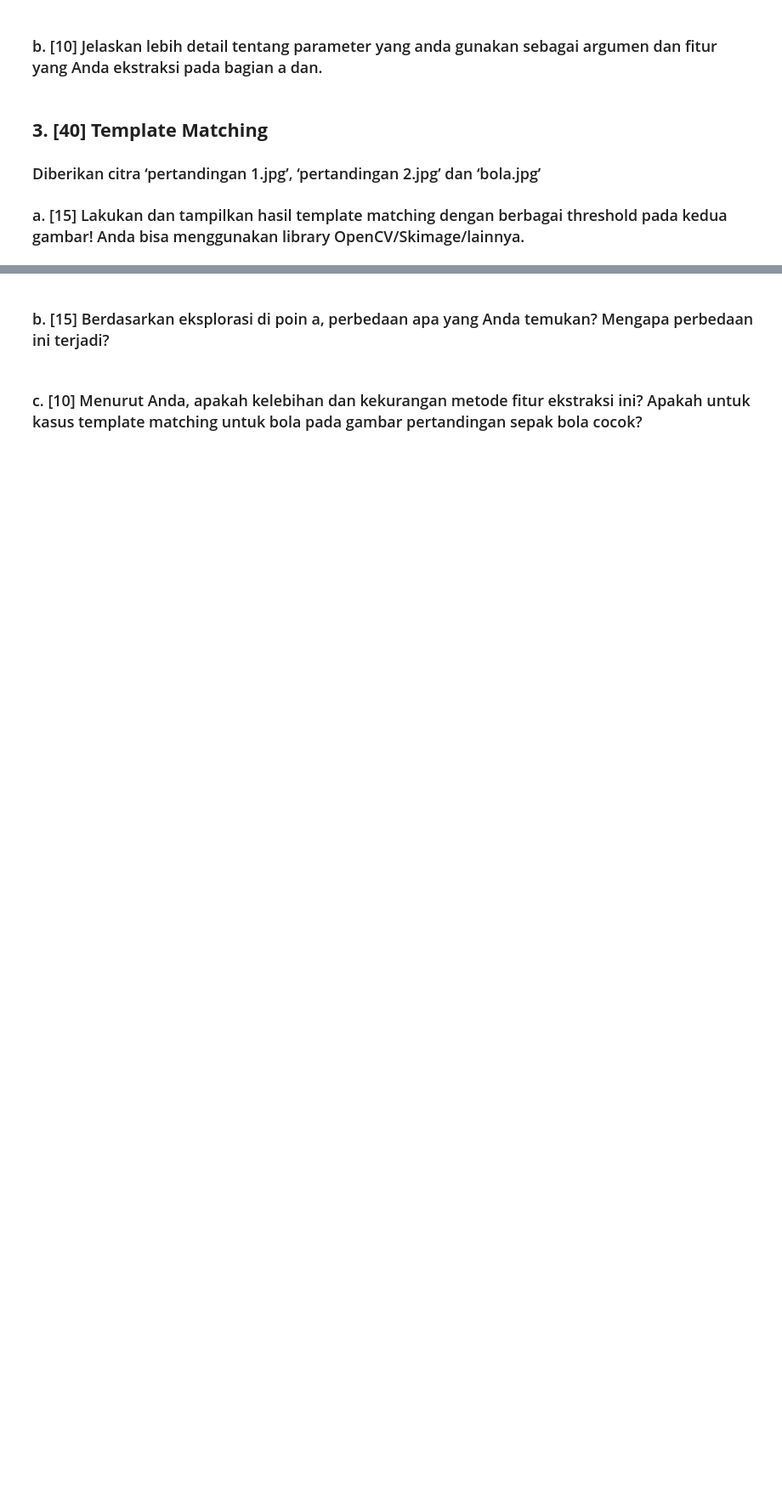
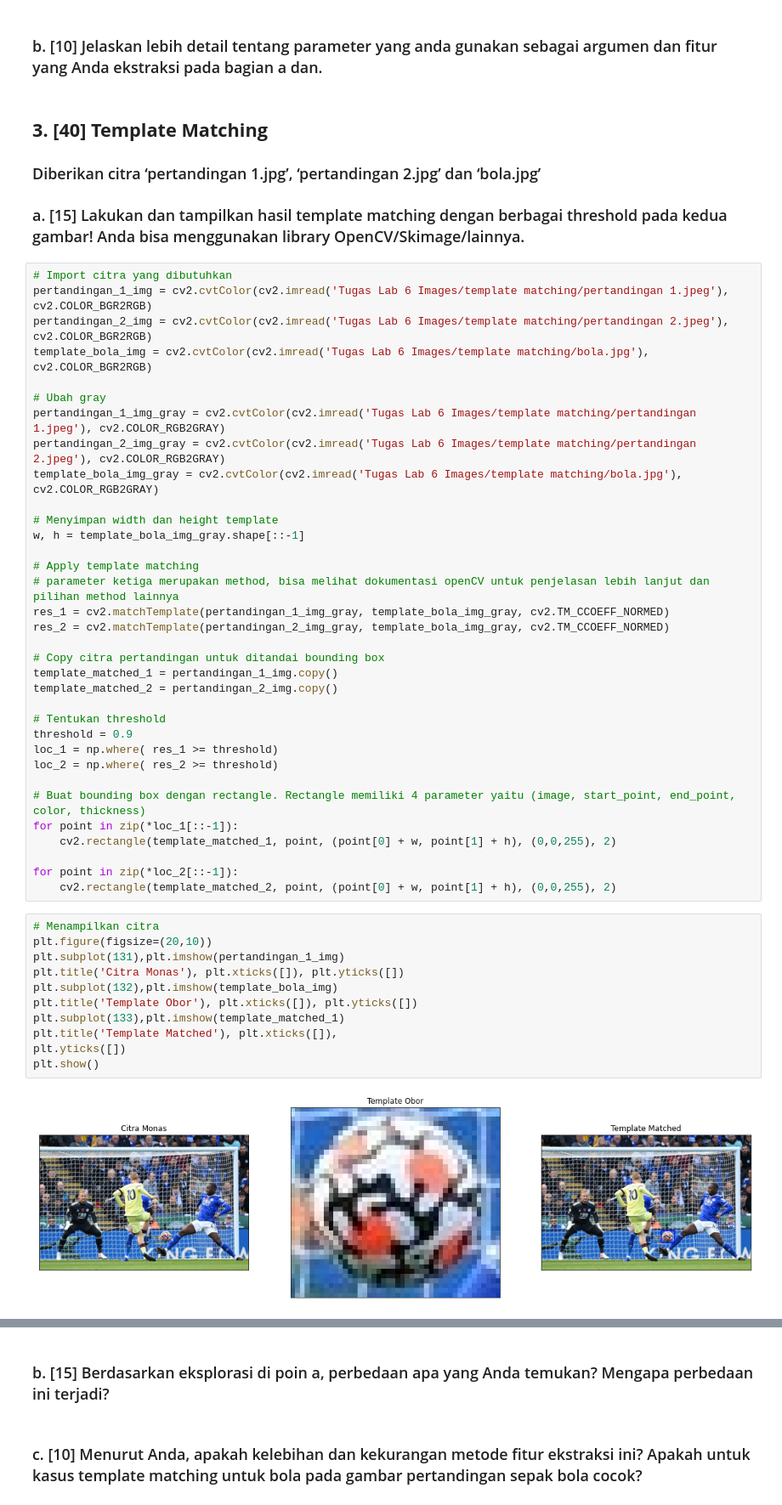
Before and after one commit to fahdikrie/pengcit212, a Jupyter notebook: Lab/Lab 6/Lab6_FahdiiAjmalalFikrie_1906398370.ipynb, the cells around one changed output, grey strips where cells are left out. Shown at 85% size. Cells and saved outputs as stored; diff of their text form; blank space fills up the shorter version.

```diff
--- a/Lab/Lab 6/Lab6_FahdiiAjmalalFikrie_1906398370.ipynb
+++ b/Lab/Lab 6/Lab6_FahdiiAjmalalFikrie_1906398370.ipynb
@@ -74,3 +111,50 @@ image Tugas Lab 6 Images/histogram/forest4.jpg predicted as hutan
 ### Diberikan citra ‘pertandingan 1.jpg’, ‘pertandingan 2.jpg’ dan ‘bola.jpg’
 
 ### a. [15] Lakukan dan tampilkan hasil template matching dengan berbagai threshold pada kedua gambar! Anda bisa menggunakan library OpenCV/Skimage/lainnya.
+# %%
+# Import citra yang dibutuhkan
+pertandingan_1_img = cv2.cvtColor(cv2.imread('Tugas Lab 6 Images/template matching/pertandingan 1.jpeg'), cv2.COLOR_BGR2RGB)
+pertandingan_2_img = cv2.cvtColor(cv2.imread('Tugas Lab 6 Images/template matching/pertandingan 2.jpeg'), cv2.COLOR_BGR2RGB)
+template_bola_img = cv2.cvtColor(cv2.imread('Tugas Lab 6 Images/template matching/bola.jpg'), cv2.COLOR_BGR2RGB)
+
+# Ubah gray
+pertandingan_1_img_gray = cv2.cvtColor(cv2.imread('Tugas Lab 6 Images/template matching/pertandingan 1.jpeg'), cv2.COLOR_RGB2GRAY)
+pertandingan_2_img_gray = cv2.cvtColor(cv2.imread('Tugas Lab 6 Images/template matching/pertandingan 2.jpeg'), cv2.COLOR_RGB2GRAY)
+template_bola_img_gray = cv2.cvtColor(cv2.imread('Tugas Lab 6 Images/template matching/bola.jpg'), cv2.COLOR_RGB2GRAY)
+
+# Menyimpan width dan height template
+w, h = template_bola_img_gray.shape[::-1]
+
+# Apply template matching
+# parameter ketiga merupakan method, bisa melihat dokumentasi openCV untuk penjelasan lebih lanjut dan pilihan method lainnya
+res_1 = cv2.matchTemplate(pertandingan_1_img_gray, template_bola_img_gray, cv2.TM_CCOEFF_NORMED)
+res_2 = cv2.matchTemplate(pertandingan_2_img_gray, template_bola_img_gray, cv2.TM_CCOEFF_NORMED)
+
+# Copy citra pertandingan untuk ditandai bounding box
+template_matched_1 = pertandingan_1_img.copy()
+template_matched_2 = pertandingan_2_img.copy()
+
+# Tentukan threshold
+threshold = 0.9
+loc_1 = np.where( res_1 >= threshold)
+loc_2 = np.where( res_2 >= threshold)
+
+# Buat bounding box dengan rectangle. Rectangle memiliki 4 parameter yaitu (image, start_point, end_point, color, thickness)
+for point in zip(*loc_1[::-1]):
+    cv2.rectangle(template_matched_1, point, (point[0] + w, point[1] + h), (0,0,255), 2)
+
+for point in zip(*loc_2[::-1]):
+    cv2.rectangle(template_matched_2, point, (point[0] + w, point[1] + h), (0,0,255), 2)
+# %%
+# Menampilkan citra
+plt.figure(figsize=(20,10))
+plt.subplot(131),plt.imshow(pertandingan_1_img)
+plt.title('Citra Monas'), plt.xticks([]), plt.yticks([])
+plt.subplot(132),plt.imshow(template_bola_img)
+plt.title('Template Obor'), plt.xticks([]), plt.yticks([])
+plt.subplot(133),plt.imshow(template_matched_1)
+plt.title('Template Matched'), plt.xticks([]),
+plt.yticks([])
+plt.show()
+# %% [output]
+[figure, added]
```
Also changed, not shown: parts of 3 cells of this notebook.
